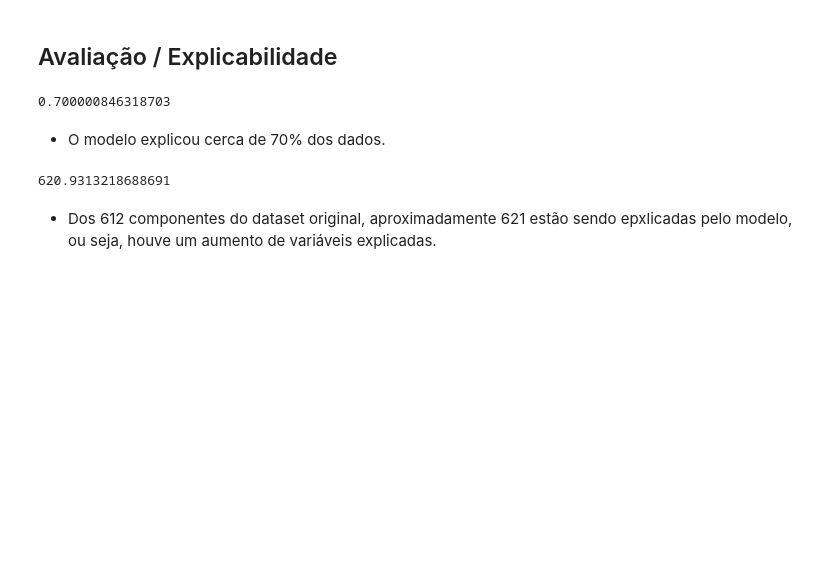
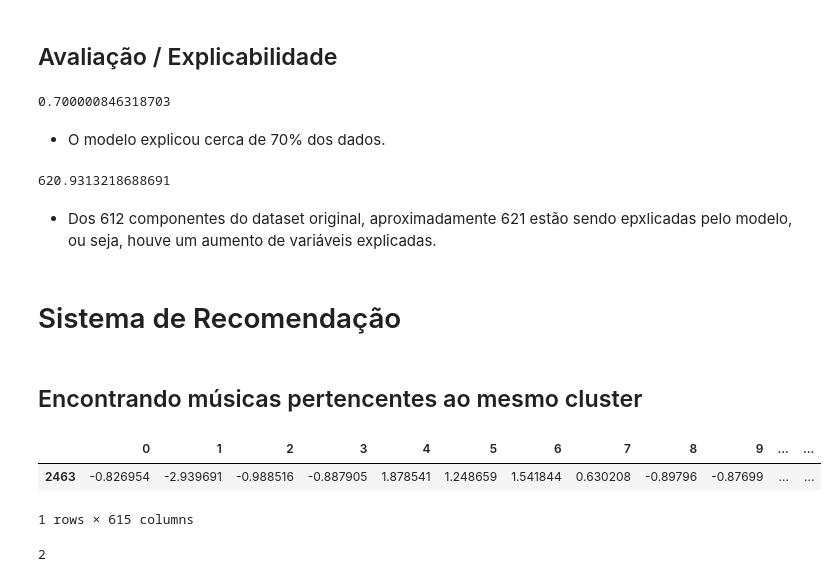
Before and after one commit to Tathy/Recomendador_de_musicas, a Jupyter notebook: Clustering_aplicado_recomendando_músicas_com_K_Means.ipynb, the cells around one changed output. Drawn from its saved outputs; the diff is of its cells as text; code cells hidden in the pictures; blank space fills up the shorter version.

```diff
--- a/Clustering_aplicado_recomendando_músicas_com_K_Means.ipynb
+++ b/Clustering_aplicado_recomendando_músicas_com_K_Means.ipynb
@@ -709,3 +709,7 @@ pca_pipeline[1].explained_variance_.sum()
 620.9313218688691
 # %% [markdown]
 * Dos 612 componentes do dataset original, aproximadamente 621 estão sendo epxlicadas pelo modelo, ou seja, houve um aumento de variáveis explicadas.
+# %% [markdown]
+# Sistema de Recomendação
+# %% [markdown]
+## Encontrando músicas pertencentes ao mesmo cluster
@@ -711,0 +718,22 @@ pca_pipeline[1].explained_variance_.sum()
+# %%
+# Revisando buscas :D
+
+pedaco = 'Shape of You'
+
+#for musica in projection_m['song']:
+#  if pedaco in musica:
+#    print(musica)
+
+#projection_m.query('song in @nome_musica')
+
+projection_m[projection_m['song'].str.contains(pedaco, na = False)]#['cluster_pca'].values[0]
+# %% [output]
+|  | 0 | 1 | 2 | 3 | 4 | 5 | 6 | 7 | 8 | 9 | ... | ... |
+| 2463 | -0.826954 | -2.939691 | -0.988516 | -0.887905 | 1.878541 | 1.248659 | 1.541844 | 0.630208 | -0.89796 | -0.87699 | ... | ... |
+1 rows × 615 columns
+# %%
+filtro_nome_musica = projection_m['song'] == nome_musica
+cluster = list(projection_m[filtro_nome_musica]['cluster_pca'])[0]
+cluster
+# %% [output]
+2
```
Also changed, not shown: parts of 5 cells of this notebook.
